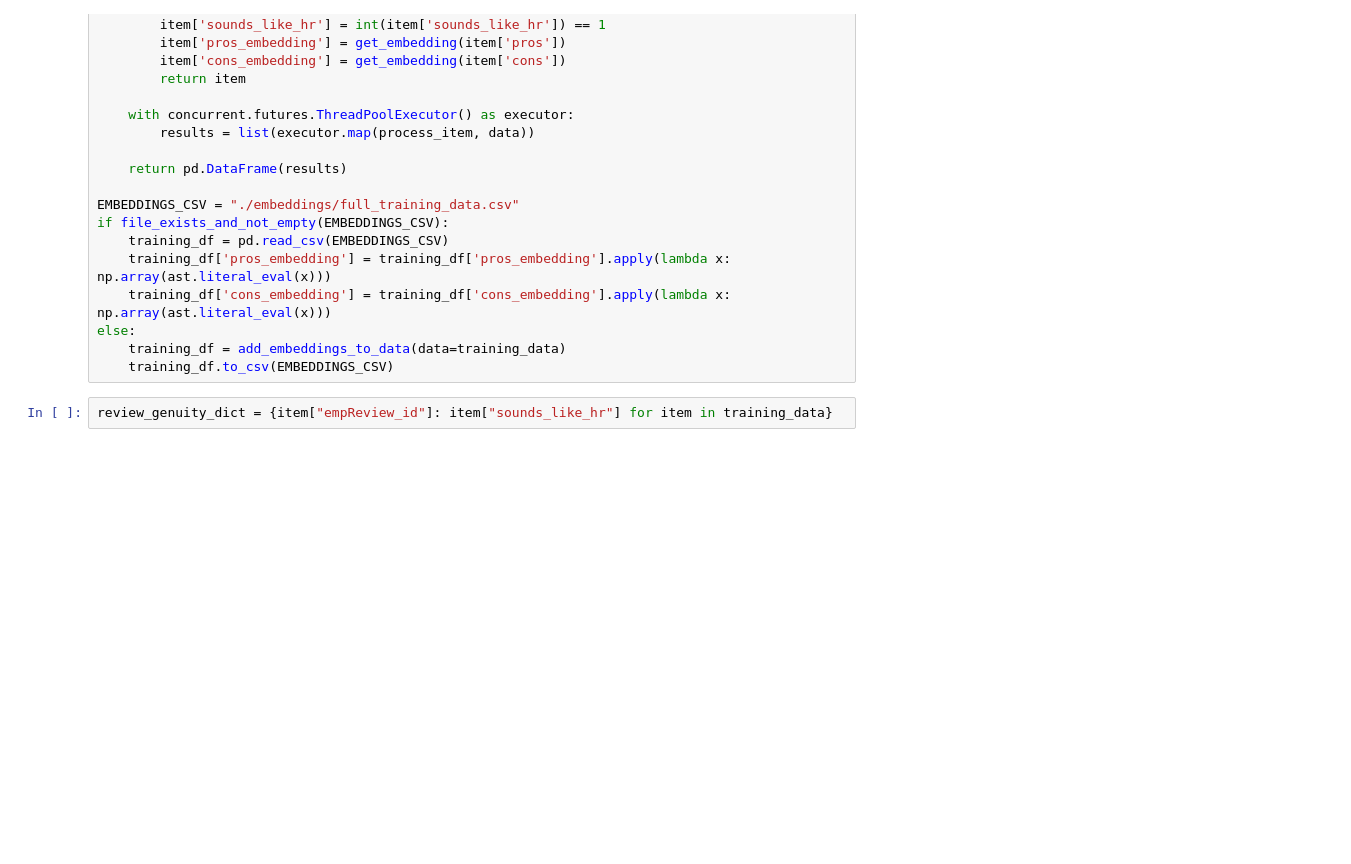
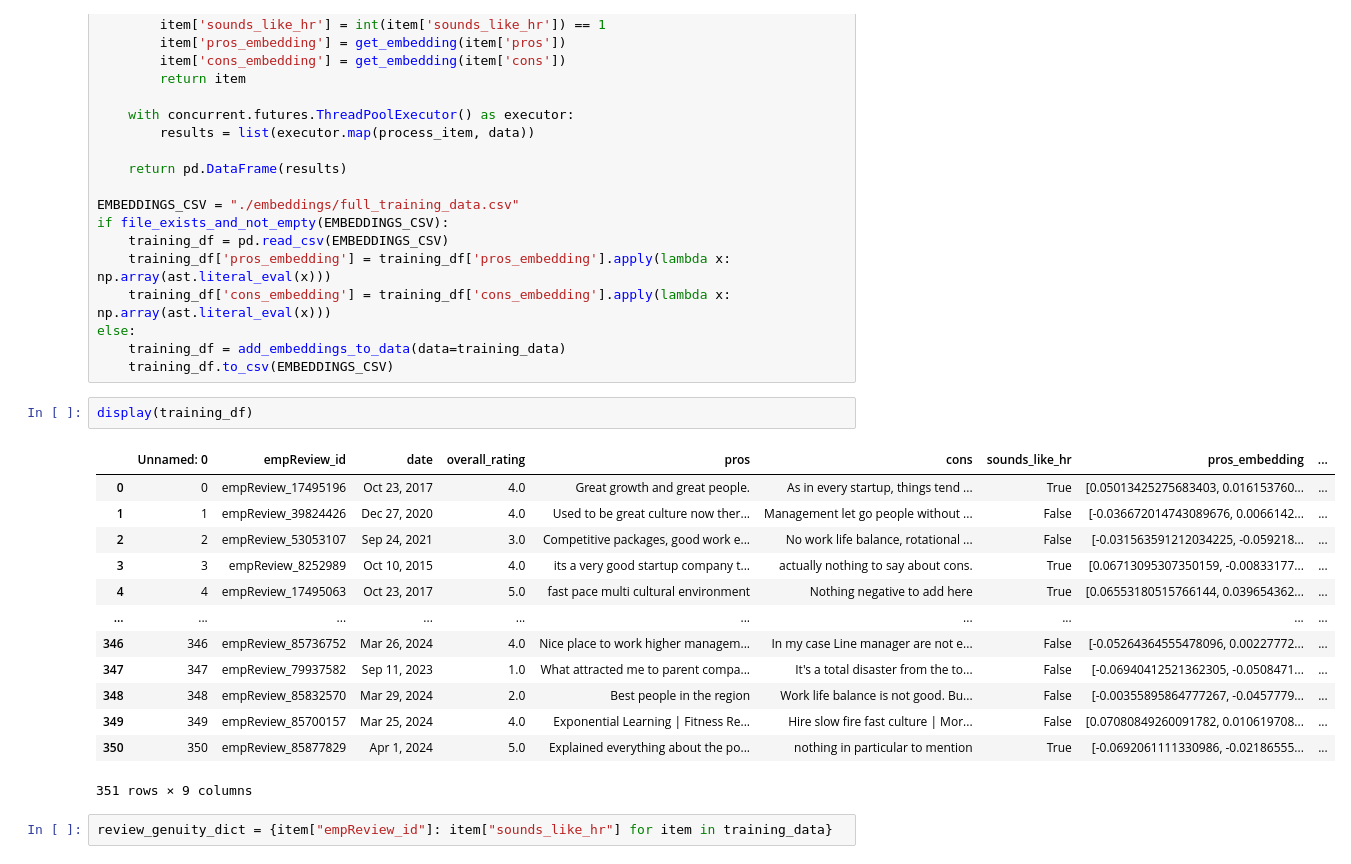
Before and after one commit to w-k-s/Glassdoor-HR-Review-Detector, a Jupyter notebook: Glassdoor HR Review Detector.ipynb, the cells around one changed output. Saved outputs shown, nothing was run; the diff lists cells and outputs as text; blank space fills up the shorter version.

```diff
--- a/Glassdoor HR Review Detector.ipynb
+++ b/Glassdoor HR Review Detector.ipynb
@@ -64,6 +64,22 @@ if file_exists_and_not_empty(EMBEDDINGS_CSV):
 else:
     training_df = add_embeddings_to_data(data=training_data)
     training_df.to_csv(EMBEDDINGS_CSV)
+# %%
+display(training_df)
+# %% [output]
+|  | Unnamed: 0 | empReview_id | date | overall_rating | pros | cons | sounds_like_hr | pros_embedding | ... |
+| 0 | 0 | empReview_17495196 | Oct 23, 2017 | 4.0 | Great growth and great people. | As in every startup, things tend ... | True | [0.05013425275683403, 0.016153760... | ... |
+| 1 | 1 | empReview_39824426 | Dec 27, 2020 | 4.0 | Used to be great culture now ther... | Management let go people without ... | False | [-0.036672014743089676, 0.0066142... | ... |
+| 2 | 2 | empReview_53053107 | Sep 24, 2021 | 3.0 | Competitive packages, good work e... | No work life balance, rotational ... | False | [-0.031563591212034225, -0.059218... | ... |
+| 3 | 3 | empReview_8252989 | Oct 10, 2015 | 4.0 | its a very good startup company t... | actually nothing to say about cons. | True | [0.06713095307350159, -0.00833177... | ... |
+| 4 | 4 | empReview_17495063 | Oct 23, 2017 | 5.0 | fast pace multi cultural environment | Nothing negative to add here | True | [0.06553180515766144, 0.039654362... | ... |
+| ... | ... | ... | ... | ... | ... | ... | ... | ... | ... |
+| 346 | 346 | empReview_85736752 | Mar 26, 2024 | 4.0 | Nice place to work higher managem... | In my case Line manager are not e... | False | [-0.05264364555478096, 0.00227772... | ... |
+| 347 | 347 | empReview_79937582 | Sep 11, 2023 | 1.0 | What attracted me to parent compa... | It's a total disaster from the to... | False | [-0.06940412521362305, -0.0508471... | ... |
+| 348 | 348 | empReview_85832570 | Mar 29, 2024 | 2.0 | Best people in the region | Work life balance is not good. Bu... | False | [-0.00355895864777267, -0.0457779... | ... |
+| 349 | 349 | empReview_85700157 | Mar 25, 2024 | 4.0 | Exponential Learning | Fitness Re... | Hire slow fire fast culture | Mor... | False | [0.07080849260091782, 0.010619708... | ... |
+| 350 | 350 | empReview_85877829 | Apr 1, 2024 | 5.0 | Explained everything about the po... | nothing in particular to mention | True | [-0.0692061111330986, -0.02186555... | ... |
+351 rows × 9 columns
 # %%
 review_genuity_dict = {item["empReview_id"]: item["sounds_like_hr"] for item in training_data}
 # %% [markdown]
```
Also changed, not shown: parts of 5 cells of this notebook.
